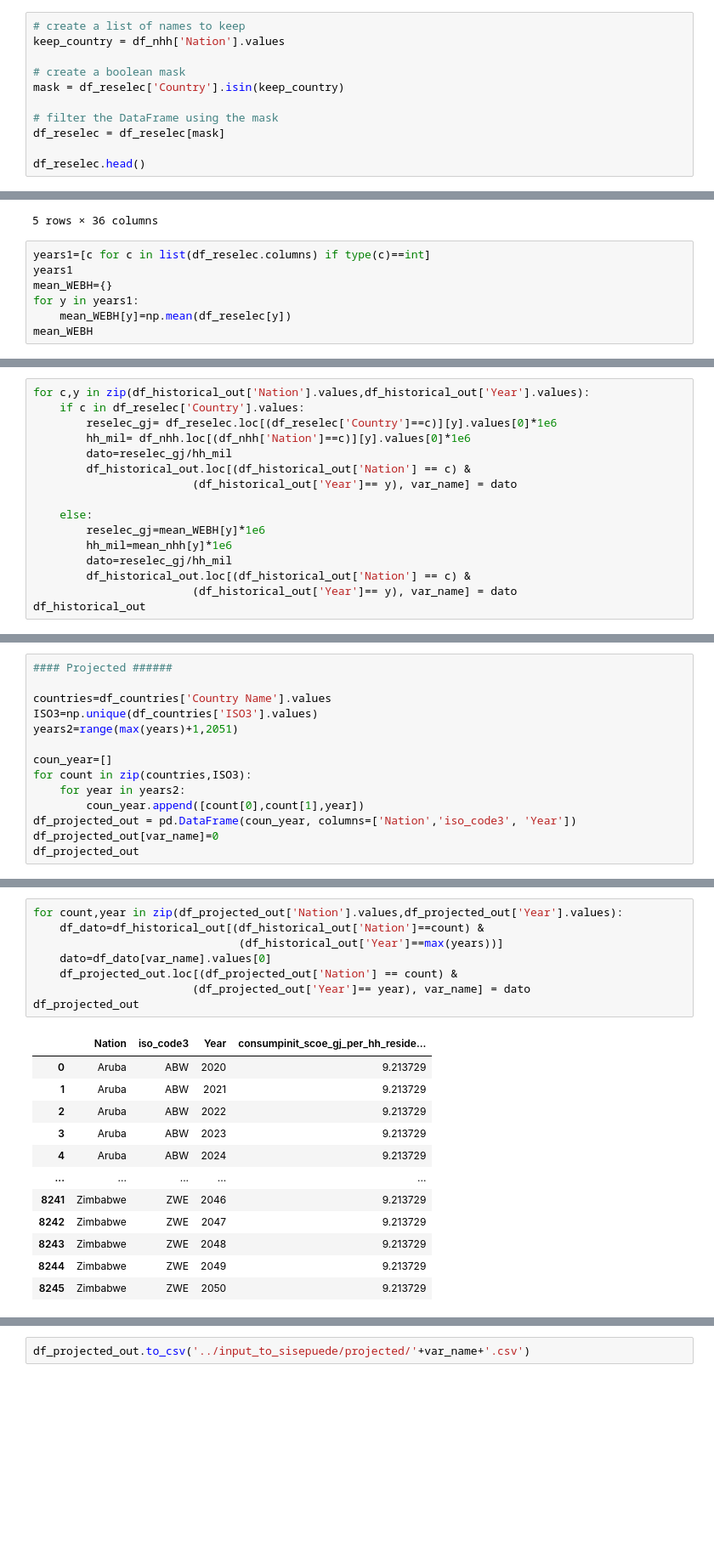
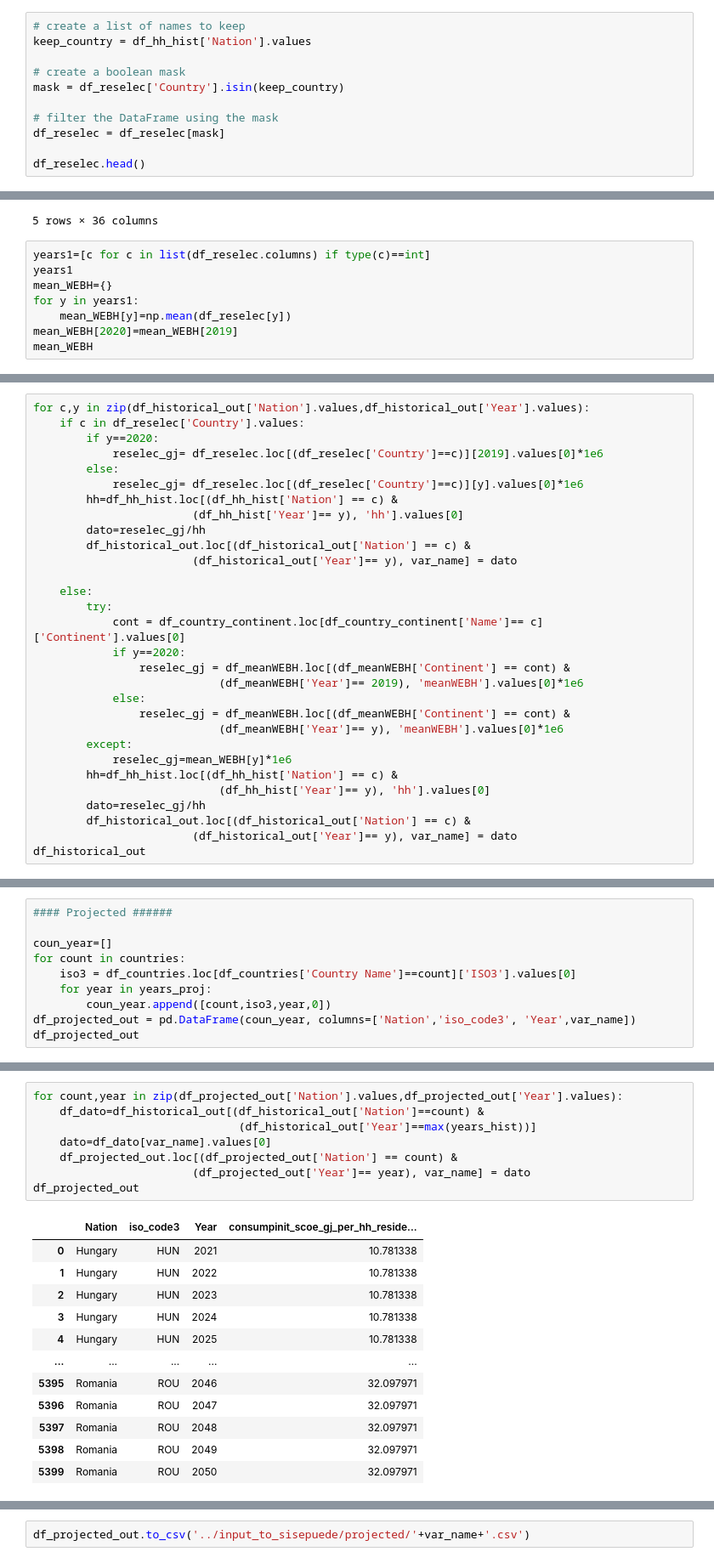
Before and after one commit to milocortes/sisepuede_data, a Jupyter notebook: Energy/consumpinit_scoe_gj_per_hh_residential_elec_appliances/src/Process.ipynb, the cells around one changed output, grey strips where cells are left out. Shown at 85% size. Cells and saved outputs as stored; diff of their text form; blank space fills up the shorter version.

```diff
--- a/Energy/consumpinit_scoe_gj_per_hh_residential_elec_appliances/src/Process.ipynb
+++ b/Energy/consumpinit_scoe_gj_per_hh_residential_elec_appliances/src/Process.ipynb
@@ -93,6 +210,6 @@ df_nhh.head()
 # %%
 # create a list of names to keep
-keep_country = df_nhh['Nation'].values
+keep_country = df_hh_hist['Nation'].values
 
 # create a boolean mask
 mask = df_reselec['Country'].isin(keep_country)
@@ -115,5 +232,6 @@ years1
 mean_WEBH={}
 for y in years1:
     mean_WEBH[y]=np.mean(df_reselec[y])
+mean_WEBH[2020]=mean_WEBH[2019]
 mean_WEBH
 # %% [output]
@@ -176,16 +324,30 @@ df_historical_out
 # %%
 for c,y in zip(df_historical_out['Nation'].values,df_historical_out['Year'].values):
     if c in df_reselec['Country'].values:
-        reselec_gj= df_reselec.loc[(df_reselec['Country']==c)][y].values[0]*1e6
-        hh_mil= df_nhh.loc[(df_nhh['Nation']==c)][y].values[0]*1e6
-        dato=reselec_gj/hh_mil
+        if y==2020:
+            reselec_gj= df_reselec.loc[(df_reselec['Country']==c)][2019].values[0]*1e6
+        else:
+            reselec_gj= df_reselec.loc[(df_reselec['Country']==c)][y].values[0]*1e6
+        hh=df_hh_hist.loc[(df_hh_hist['Nation'] == c) &
+                        (df_hh_hist['Year']== y), 'hh'].values[0]
+        dato=reselec_gj/hh
         df_historical_out.loc[(df_historical_out['Nation'] == c) &
                         (df_historical_out['Year']== y), var_name] = dato
 
     else:
-        reselec_gj=mean_WEBH[y]*1e6
-        hh_mil=mean_nhh[y]*1e6
-        dato=reselec_gj/hh_mil
+        try:
+            cont = df_country_continent.loc[df_country_continent['Name']== c]['Continent'].values[0]
+            if y==2020:
+                reselec_gj = df_meanWEBH.loc[(df_meanWEBH['Continent'] == cont) &
+                            (df_meanWEBH['Year']== 2019), 'meanWEBH'].values[0]*1e6
+            else:
+                reselec_gj = df_meanWEBH.loc[(df_meanWEBH['Continent'] == cont) &
+                            (df_meanWEBH['Year']== y), 'meanWEBH'].values[0]*1e6
+        except:
+            reselec_gj=mean_WEBH[y]*1e6
+        hh=df_hh_hist.loc[(df_hh_hist['Nation'] == c) &
+                            (df_hh_hist['Year']== y), 'hh'].values[0]
+        dato=reselec_gj/hh
         df_historical_out.loc[(df_historical_out['Nation'] == c) &
                         (df_historical_out['Year']== y), var_name] = dato
 df_historical_out
@@ -208,16 +384,12 @@ df_historical_out.to_csv('../input_to_sisepuede/historical/'+var_name+'.csv')
 # %%
 #### Projected ######
 
-countries=df_countries['Country Name'].values
-ISO3=np.unique(df_countries['ISO3'].values)
-years2=range(max(years)+1,2051)
-
 coun_year=[]
-for count in zip(countries,ISO3):
-    for year in years2:
-        coun_year.append([count[0],count[1],year])
-df_projected_out = pd.DataFrame(coun_year, columns=['Nation','iso_code3', 'Year'])
-df_projected_out[var_name]=0
+for count in countries:
+    iso3 = df_countries.loc[df_countries['Country Name']==count]['ISO3'].values[0]
+    for year in years_proj:
+        coun_year.append([count,iso3,year,0])
+df_projected_out = pd.DataFrame(coun_year, columns=['Nation','iso_code3', 'Year',var_name])
 df_projected_out
 # %% [output]
 |  | Nation | iso_code3 | Year | consumpinit_scoe_gj_per_hh_reside... |
@@ -236,21 +408,21 @@ df_projected_out
 # %%
 for count,year in zip(df_projected_out['Nation'].values,df_projected_out['Year'].values):
     df_dato=df_historical_out[(df_historical_out['Nation']==count) &
-                               (df_historical_out['Year']==max(years))]
+                               (df_historical_out['Year']==max(years_hist))]
     dato=df_dato[var_name].values[0]
     df_projected_out.loc[(df_projected_out['Nation'] == count) &
                         (df_projected_out['Year']== year), var_name] = dato
 df_projected_out
 # %% [output]
 |  | Nation | iso_code3 | Year | consumpinit_scoe_gj_per_hh_reside... |
-| 0 | Aruba | ABW | 2020 | 9.213729 |
-| 1 | Aruba | ABW | 2021 | 9.213729 |
-| 2 | Aruba | ABW | 2022 | 9.213729 |
-| 3 | Aruba | ABW | 2023 | 9.213729 |
-| 4 | Aruba | ABW | 2024 | 9.213729 |
+| 0 | Hungary | HUN | 2021 | 10.781338 |
+| 1 | Hungary | HUN | 2022 | 10.781338 |
+| 2 | Hungary | HUN | 2023 | 10.781338 |
+| 3 | Hungary | HUN | 2024 | 10.781338 |
+| 4 | Hungary | HUN | 2025 | 10.781338 |
 | ... | ... | ... | ... | ... |
-| 8241 | Zimbabwe | ZWE | 2046 | 9.213729 |
-| 8242 | Zimbabwe | ZWE | 2047 | 9.213729 |
-| 8243 | Zimbabwe | ZWE | 2048 | 9.213729 |
-| 8244 | Zimbabwe | ZWE | 2049 | 9.213729 |
-| 8245 | Zimbabwe | ZWE | 2050 | 9.213729 |
+| 5395 | Romania | ROU | 2046 | 32.097971 |
+| 5396 | Romania | ROU | 2047 | 32.097971 |
+| 5397 | Romania | ROU | 2048 | 32.097971 |
+| 5398 | Romania | ROU | 2049 | 32.097971 |
+| 5399 | Romania | ROU | 2050 | 32.097971 |
```
Also changed, not shown: parts of 16 cells of this notebook, 9 other files.
